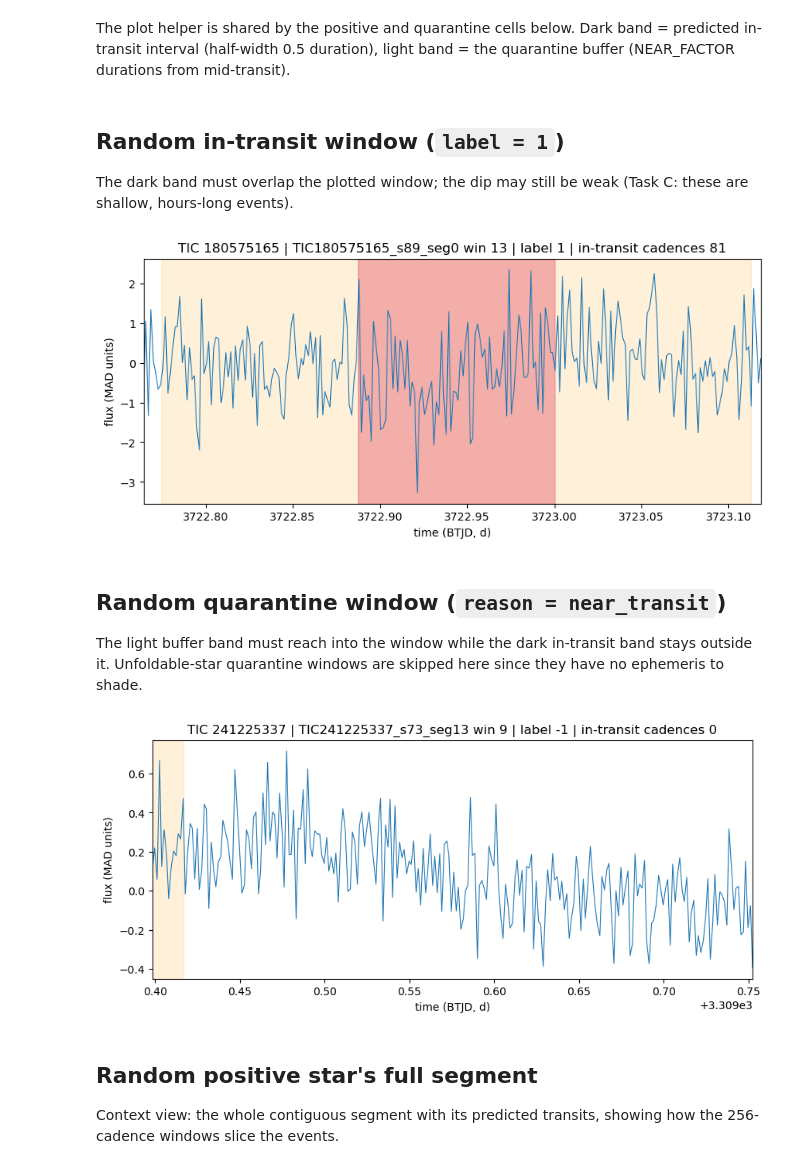
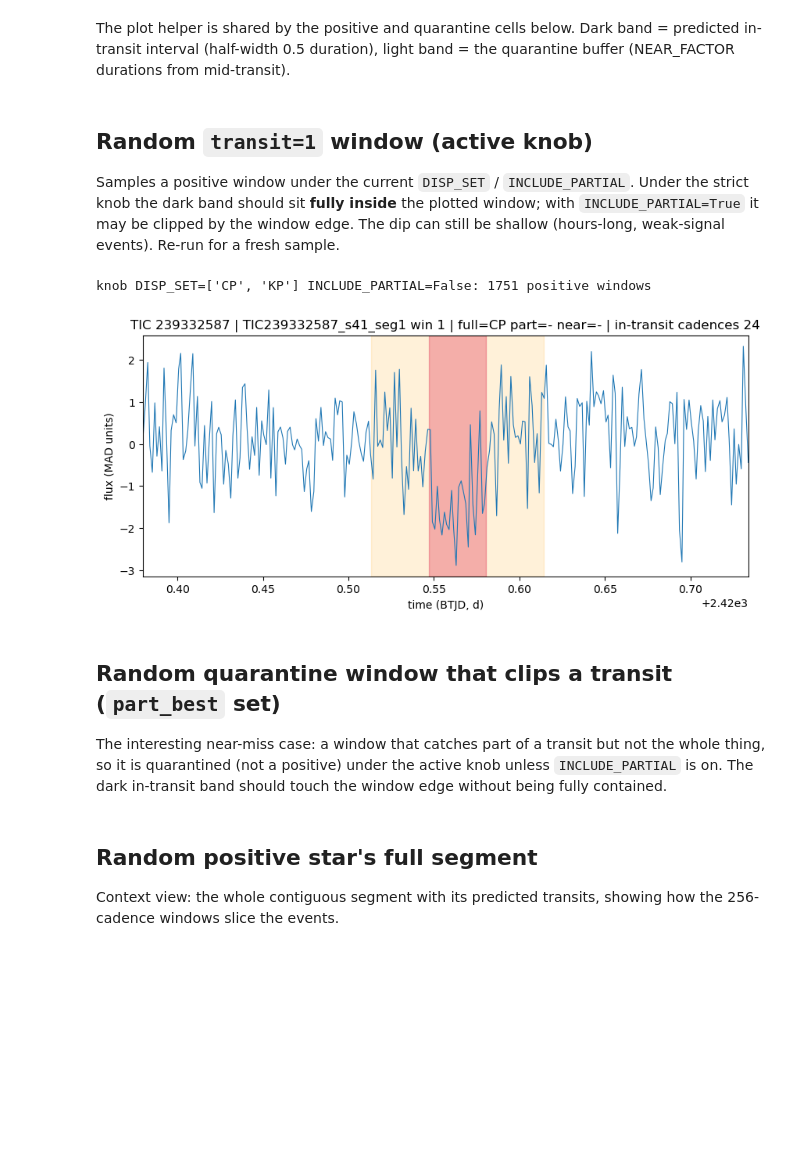
Before and after one commit to BrightonLiu-zZ/Stellar-World-Model, a Jupyter notebook: src/notebooks/transit_window_label_sanity.ipynb, the cells around one changed output. Drawn from its saved outputs; the diff is of its cells as text; code cells hidden in the pictures; blank space fills up the shorter version.

Commit message:
extend label-sanity notebook with disposition knob analysis (KP+CP purity-vs-size table)

```diff
--- a/src/notebooks/transit_window_label_sanity.ipynb
+++ b/src/notebooks/transit_window_label_sanity.ipynb
@@ -10,18 +16,23 @@ from pathlib import Path
 import numpy as np
 import pandas as pd
 import matplotlib.pyplot as plt
+from tqdm.auto import tqdm
 
 root = Path.cwd()
 while not (root / "CLAUDE.md").exists():
     root = root.parent
 sys.path.insert(0, str(root / "src" / "qc"))
-from transit_window_coverage import _median_duration, load_ephemerides
+from transit_window_coverage import _median_duration, load_ephemerides_with_disp
 from build_transit_window_labels import NEAR_FACTOR, index_npz_by_segment, replay_segment
 
 logging.basicConfig(level=logging.INFO)
 logger = logging.getLogger("sanity")
-labels = pd.read_parquet(root / "labels" / "qc" / "transit_window_labels_w256.parquet")
-eph = load_ephemerides(root / "labels" / "qc" / "toi_nasa.csv", logger)
+
+# Rich per-window annotation over the full {CP,KP,PC,APC} whitelist; the 1/0/-1 label is derived per
+# knob two cells down (disposition subset x include-partial), so the same fold serves every knob.
+annot = pd.read_parquet(root / "labels" / "qc" / "transit_window_labels_w256_annot.parquet")
+eph = load_ephemerides_with_disp(root / "labels" / "qc" / "toi_nasa.csv", logger)  # {tic: [(P, T0, dur, disp)]}
 median_dur = _median_duration(eph)
-labels["label"].value_counts()
+print("annotation rows:", len(annot), "| transit stars:", annot["tic_id"].nunique())
+annot[["full_best", "part_best", "near_best"]].apply(lambda c: c.value_counts()).fillna(0).astype(int)
 # %% [output]
@@ -36,6 +82,5 @@ One scandir pass indexes the transit stars' sequence files so each plot cell can
 # %%
-transit_tics = set(labels["tic_id"].unique())
+transit_tics = set(annot["tic_id"].unique())
 npz_index = index_npz_by_segment(root / "processed" / "sequences", transit_tics, logger)
-pd.crosstab(labels["label"], labels["reason"])
 # %% [output]
 INFO:sanity:indexed 5903 npz across 5903 segments for 813 transit TICs
@@ -48,18 +143,16 @@ INFO:sanity:indexed 5903 npz across 5903 segments for 813 transit TICs
 The plot helper is shared by the positive and quarantine cells below. Dark band = predicted in-transit interval (half-width 0.5 duration), light band = the quarantine buffer (NEAR_FACTOR durations from mid-transit).
 # %%
 def plot_window(row):
-    """
-    Plot one packed 256-cadence window's MAD-normalized flux against BTJD time.
-    Shades every predicted transit of the star's whitelisted TOIs inside the window's time range.
-    Dark band = in-transit interval, light band = quarantine buffer around it.
-    """
+    """Plot one packed 256-cadence window's MAD-normalized flux vs BTJD, shading the star's predicted
+    transits. Dark band = in-transit interval (half-width 0.5 duration), light band = near buffer
+    (NEAR_FACTOR durations from mid-transit)."""
     key = (int(row.tic_id), int(row.sector), int(row.seg_idx))
     times, flux = replay_segment(npz_index[key][0], 256, 20.0)
-    t = times[row.win_in_seg]
-    f = flux[row.win_in_seg]
+    t = times[int(row.win_in_seg)]
+    f = flux[int(row.win_in_seg)]
     plt.figure(figsize=(10, 4))
     plt.plot(t, f, linewidth=0.8)
-    for P, T0, dur in eph.get(int(row.tic_id), []):
+    for P, T0, dur, disp in eph.get(int(row.tic_id), []):
         d = dur if np.isfinite(dur) else median_dur
         k0 = int(np.floor((t.min() - T0) / P)) - 1
         k1 = int(np.ceil((t.max() - T0) / P)) + 1
@@ -70,30 +163,34 @@ def plot_window(row):
     plt.xlim(t.min(), t.max())
     plt.xlabel("time (BTJD, d)")
     plt.ylabel("flux (MAD units)")
-    plt.title(f"TIC {row.tic_id} | {row.seg_id} win {row.win_in_seg} | label {row.label} | in-transit cadences {row.n_intransit_cad}")
+    plt.title(f"TIC {row.tic_id} | {row.seg_id} win {row.win_in_seg} | "
+              f"full={row.full_best or '-'} part={row.part_best or '-'} near={row.near_best or '-'} | "
+              f"in-transit cadences {row.n_intransit_cad}")
     plt.show()
 # %% [markdown]
-## Random in-transit window (`label = 1`)
+## Random `transit=1` window (active knob)
 
-The dark band must overlap the plotted window; the dip may still be weak (Task C: these are shallow, hours-long events).
+Samples a positive window under the current `DISP_SET` / `INCLUDE_PARTIAL`. Under the strict knob the dark band should sit **fully inside** the plotted window; with `INCLUDE_PARTIAL=True` it may be clipped by the window edge. The dip can still be shallow (hours-long, weak-signal events). Re-run for a fresh sample.
 # %%
 rng = np.random.default_rng()
 # rng = np.random.default_rng(0)  # uncomment for a reproducible sample
-pos = labels[labels["label"] == 1]
+pos = annot[derive_label(annot, DISP_SET, INCLUDE_PARTIAL) == 1]
+print(f"knob DISP_SET={sorted(DISP_SET)} INCLUDE_PARTIAL={INCLUDE_PARTIAL}: {len(pos)} positive windows")
 plot_window(pos.iloc[rng.integers(len(pos))])
 # %% [output]
+knob DISP_SET=['CP', 'KP'] INCLUDE_PARTIAL=False: 1751 positive windows
-[figure, old version]
+[figure, new version]
 # %% [markdown]
-## Random quarantine window (`reason = near_transit`)
+## Random quarantine window that clips a transit (`part_best` set)
 
-The light buffer band must reach into the window while the dark in-transit band stays outside it. Unfoldable-star quarantine windows are skipped here since they have no ephemeris to shade.
+The interesting near-miss case: a window that catches part of a transit but not the whole thing, so it is quarantined (not a positive) under the active knob unless `INCLUDE_PARTIAL` is on. The dark in-transit band should touch the window edge without being fully contained.
 # %%
 rng = np.random.default_rng()
 # rng = np.random.default_rng(0)  # uncomment for a reproducible sample
-quar = labels[labels["reason"].str.startswith("near_transit")]
+lab = derive_label(annot, DISP_SET, INCLUDE_PARTIAL)
+# quarantine windows that actually clip a transit (part_best set) -- the near-miss the full-transit rule excludes
+quar = annot[(lab == -1) & (annot["part_best"] != "")]
 plot_window(quar.iloc[rng.integers(len(quar))])
-# %% [output]
-[figure, removed]
 # %% [markdown]
 ## Random positive star's full segment
 
```
Also changed, not shown: parts of 9 cells of this notebook.
